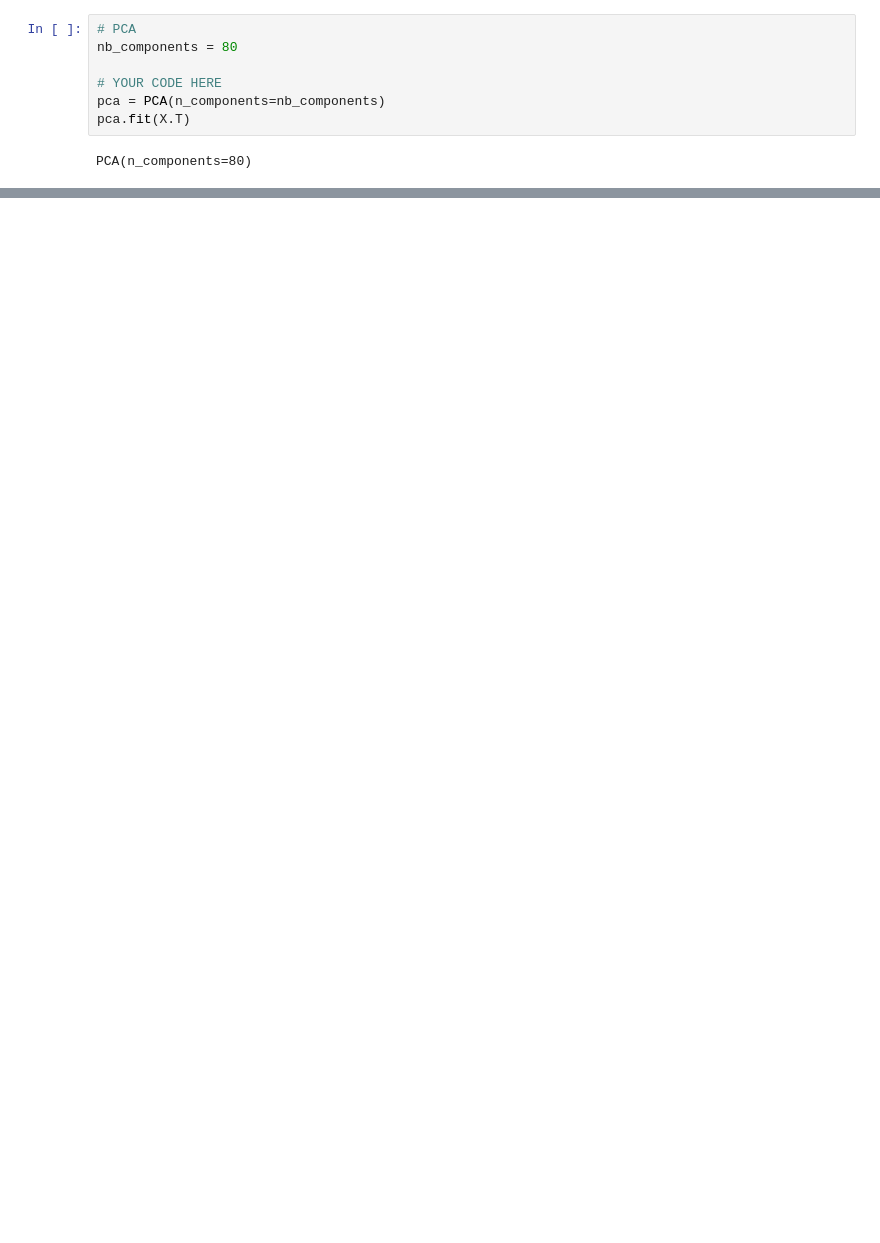
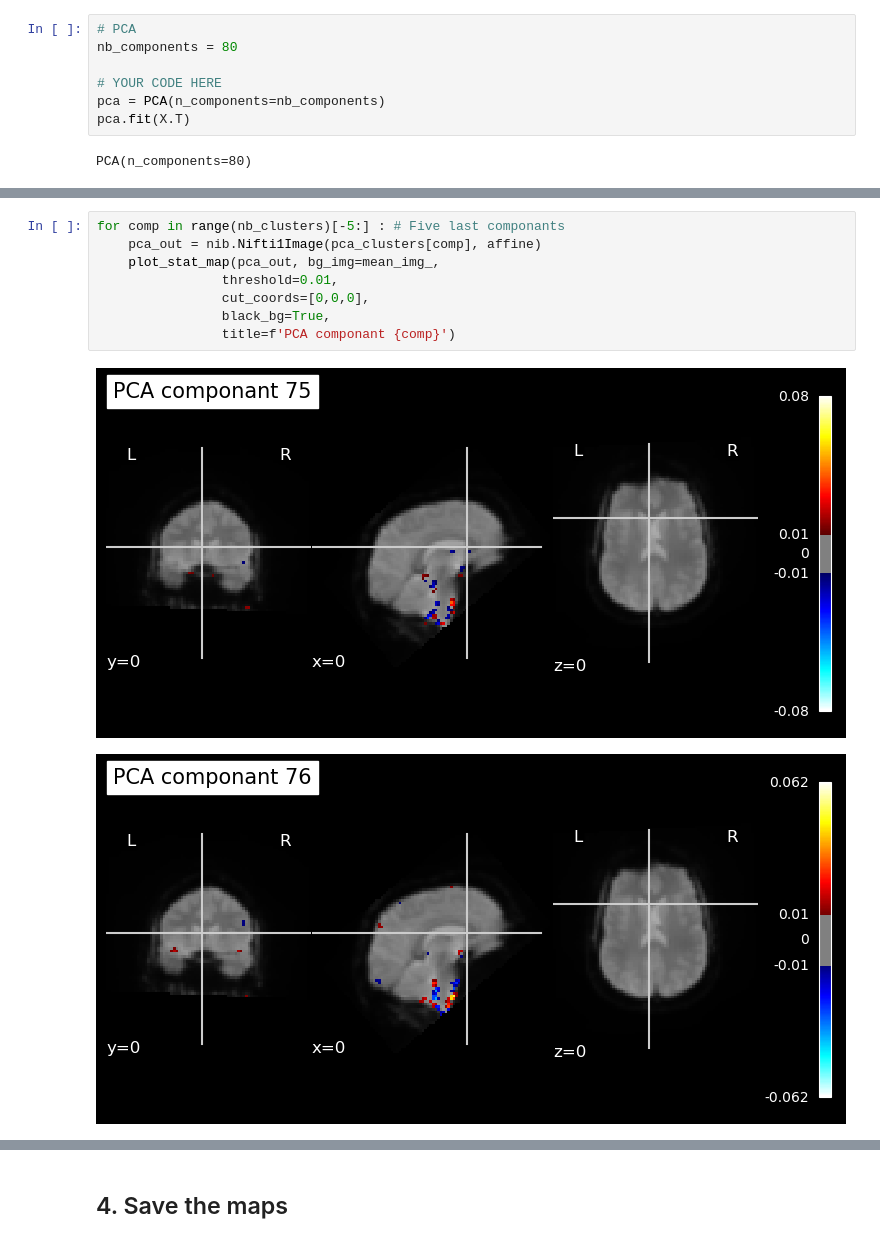
Before and after one commit to loufourneaux/project_1_nssp, a Jupyter notebook: PCA.ipynb, the cells around one changed output, grey strips where cells are left out. Cells and saved outputs as stored; diff of their text form; blank space fills up the shorter version.

```diff
--- a/PCA.ipynb
+++ b/PCA.ipynb
@@ -100,0 +127,11 @@ nib.save(pca_out, os.path.join(folder_pca_path, 'sPCA_componant0_thr01'))
+# %%
+for comp in range(nb_clusters)[-5:] : # Five last componants
+    pca_out = nib.Nifti1Image(pca_clusters[comp], affine)
+    plot_stat_map(pca_out, bg_img=mean_img_,
+                threshold=0.01,
+                cut_coords=[0,0,0],
+                black_bg=True,
+                title=f'PCA componant {comp}')
+# %% [output]
+[figure, added]
+[figure, added]
@@ -100,0 +141,2 @@ nib.save(pca_out, os.path.join(folder_pca_path, 'sPCA_componant0_thr01'))
+# %% [markdown]
+## 4. Save the maps
```
Also changed, not shown: parts of 19 cells of this notebook.
